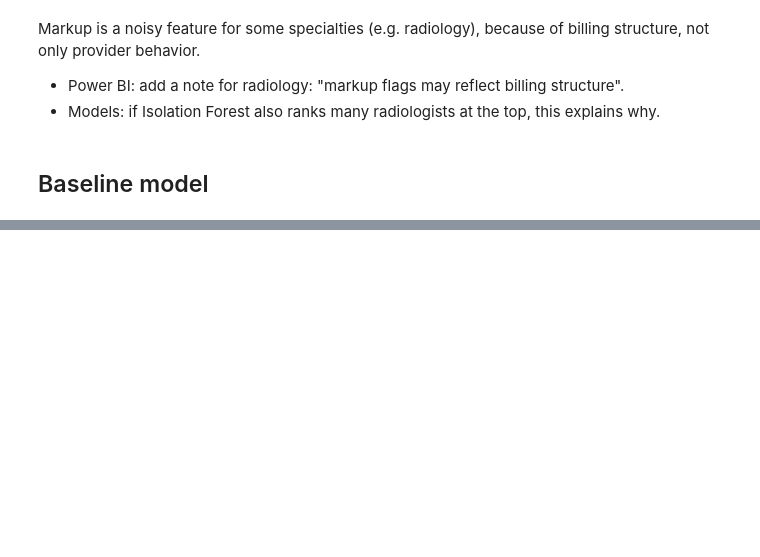
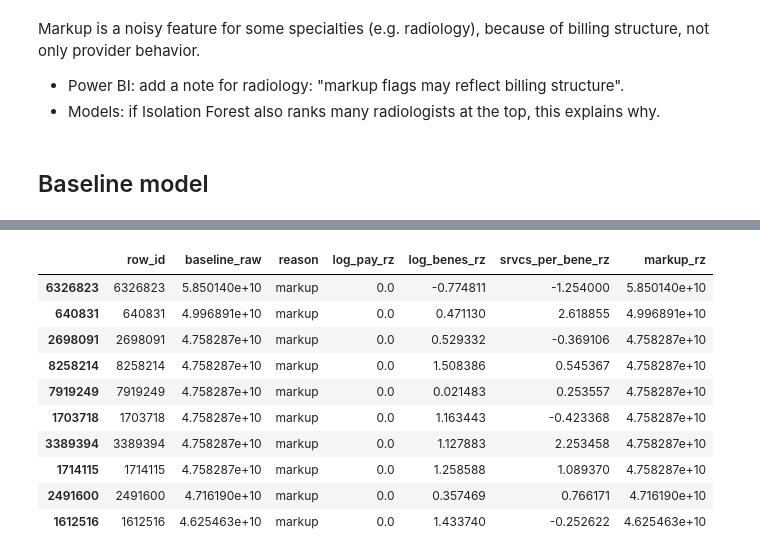
Before and after one commit to erikazoo/mbradd, a Jupyter notebook: baseline_features.ipynb, the cells around one changed output, grey strips where cells are left out. Drawn from its saved outputs; the diff is of its cells as text; code cells hidden in the pictures; blank space fills up the shorter version.

```diff
--- a/baseline_features.ipynb
+++ b/baseline_features.ipynb
@@ -243,0 +275,14 @@ out.head()
+# %%
+df.sort_values("baseline_raw", ascending=False)[["row_id", "baseline_raw", "reason"] + rz_cols].head(10)
+# %% [output]
+|  | row_id | baseline_raw | reason | log_pay_rz | log_benes_rz | srvcs_per_bene_rz | markup_rz |
+| 6326823 | 6326823 | 5.850140e+10 | markup | 0.0 | -0.774811 | -1.254000 | 5.850140e+10 |
+| 640831 | 640831 | 4.996891e+10 | markup | 0.0 | 0.471130 | 2.618855 | 4.996891e+10 |
+| 2698091 | 2698091 | 4.758287e+10 | markup | 0.0 | 0.529332 | -0.369106 | 4.758287e+10 |
+| 8258214 | 8258214 | 4.758287e+10 | markup | 0.0 | 1.508386 | 0.545367 | 4.758287e+10 |
+| 7919249 | 7919249 | 4.758287e+10 | markup | 0.0 | 0.021483 | 0.253557 | 4.758287e+10 |
+| 1703718 | 1703718 | 4.758287e+10 | markup | 0.0 | 1.163443 | -0.423368 | 4.758287e+10 |
+| 3389394 | 3389394 | 4.758287e+10 | markup | 0.0 | 1.127883 | 2.253458 | 4.758287e+10 |
+| 1714115 | 1714115 | 4.758287e+10 | markup | 0.0 | 1.258588 | 1.089370 | 4.758287e+10 |
+| 2491600 | 2491600 | 4.716190e+10 | markup | 0.0 | 0.357469 | 0.766171 | 4.716190e+10 |
+| 1612516 | 1612516 | 4.625463e+10 | markup | 0.0 | 1.433740 | -0.252622 | 4.625463e+10 |
```
Also changed, not shown: parts of 5 cells of this notebook.
